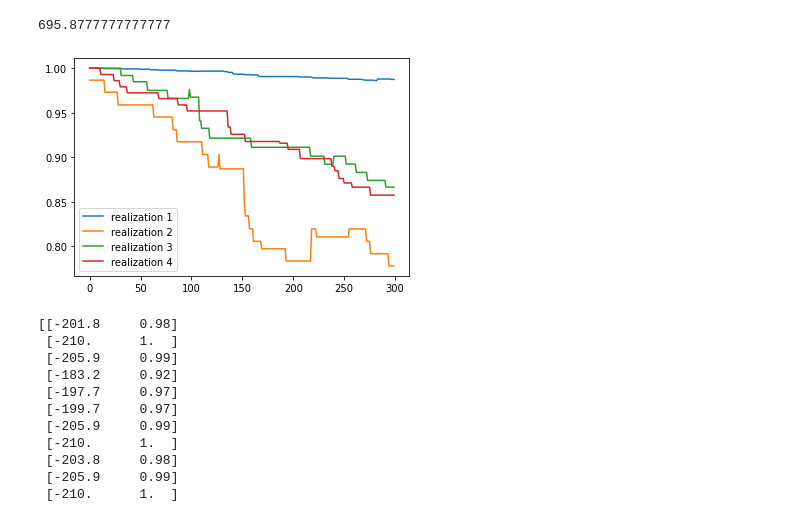
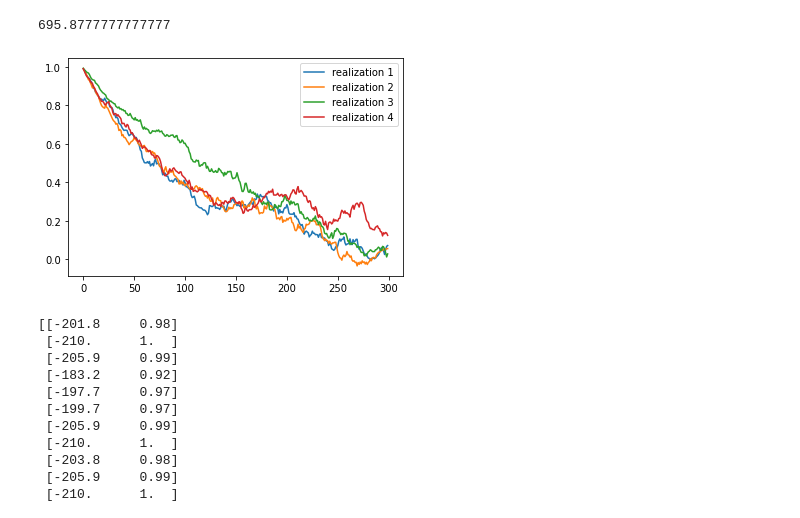
Before and after one commit to carlossoto362/QLS2021-2022Diploma, a Jupyter notebook: Copy_of_StatMechWithPython_TutorialProject_CarlosSoto.ipynb, the cells around one changed output. Saved outputs shown, nothing was run; the diff lists cells and outputs as text; code cells hidden in the pictures.

```diff
--- a/Copy_of_StatMechWithPython_TutorialProject_CarlosSoto.ipynb
+++ b/Copy_of_StatMechWithPython_TutorialProject_CarlosSoto.ipynb
@@ -463,23 +463,23 @@ def selfCorrelation(L,q,J,h,betha,tp,n,m):
 # %%
 #lets tried it
 #np.random.seed(2023)
 q = 2
 h = 0.1
 J = 1
-betha = 4
+betha = 0.5
 L=10
 N =L*L
 tp = 700
 m = 300
 n=100
 for i in range(4):
   scorrelation = selfCorrelation(L,q,J,h,betha,tp,n,m)
   steps = np.arange(m)
   plt.plot(steps,scorrelation,label="realization " + str(i + 1))
 plt.legend()
 plt.show()
 # %% [output]
-[figure, old version]
+[figure, new version]
 # %%
 #this problem has the inconvinient of been too long and computationaly complicated. Using the fact that 4*L*L seems to work fine,
 #that is the value that I will use. Defining the sampling:
```
Also changed, not shown: parts of 5 cells of this notebook.
